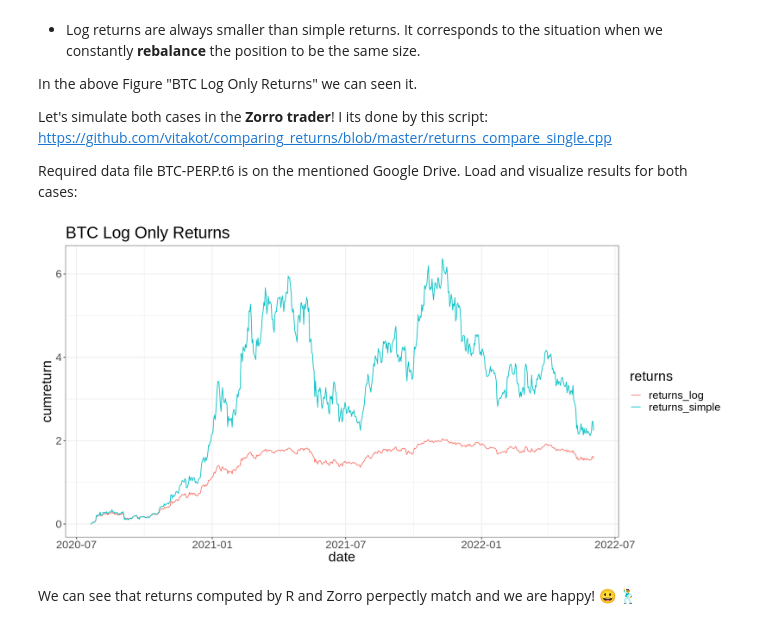
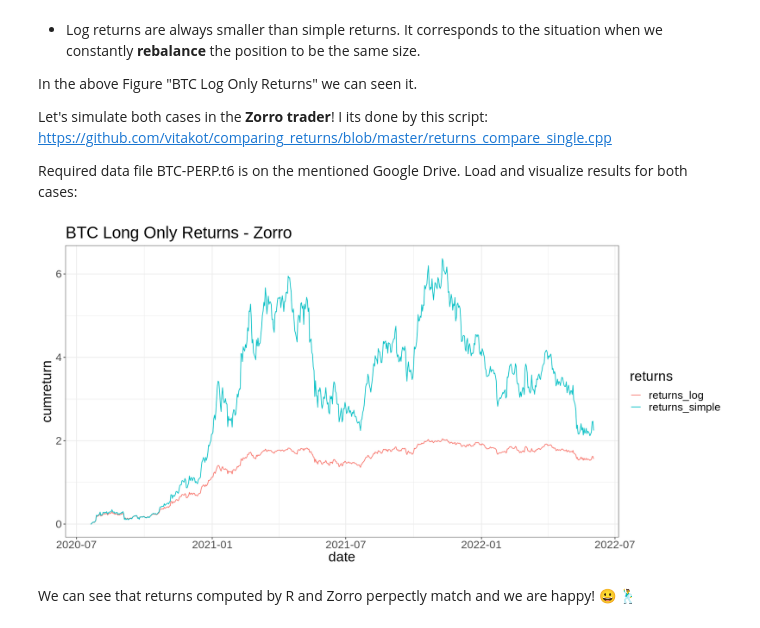
Before and after one commit to vitakot/comparing_returns, a Jupyter notebook: R_vs_Zorro_Returns.ipynb, the cells around one changed output. Drawn from its saved outputs; the diff is of its cells as text; code cells hidden in the pictures.

```diff
--- a/R_vs_Zorro_Returns.ipynb
+++ b/R_vs_Zorro_Returns.ipynb
@@ -96,24 +96,24 @@ Required data file BTC-PERP.t6 is on the mentioned Google Drive. Load and visual
 # %%
 # file zorro_returns_compare_allin.csv
 system("gdown --id 1TEiBPEYdQ0RvAJCjxmcNEXY6j9D7Way9")
 
 # file zorro_returns_compare_rebalance.csv
 system("gdown --id 1TBK9jtpakoBab7S5lXM8KJUDKfLPk82H")
 
 zorro_returns_allin <- read.csv("zorro_returns_compare_allin.csv", header = TRUE, sep = ",", stringsAsFactors = FALSE)
 zorro_returns_rebalance <- read.csv("zorro_returns_compare_rebalance.csv", header = TRUE, sep = ",", stringsAsFactors = FALSE)
 
 zorro_returns <- zorro_returns_allin
 colnames(zorro_returns) <- c('timestamp','returns_simple')
 zorro_returns$returns_log <- zorro_returns_rebalance$returns
 zorro_returns$date <- as.Date(as.POSIXct(zorro_returns$timestamp, origin="1970-01-01"))
 
 zorro_returns %>%
   pivot_longer(starts_with('returns_'), names_to = 'returns', values_to = 'cumreturn') %>%
   ggplot(aes(x=date, y=cumreturn, color = returns)) +
   geom_line() +
-  ggtitle('BTC Long Only Returns')
+  ggtitle('BTC Long Only Returns - Zorro')
 # %% [output]
-[figure, old version]
+[figure, new version]
 # %% [markdown]
 We can see that returns computed by R and Zorro perpectly match and we are happy! 😀 🕺
```
Also changed, not shown: parts of 1 cell of this notebook.
